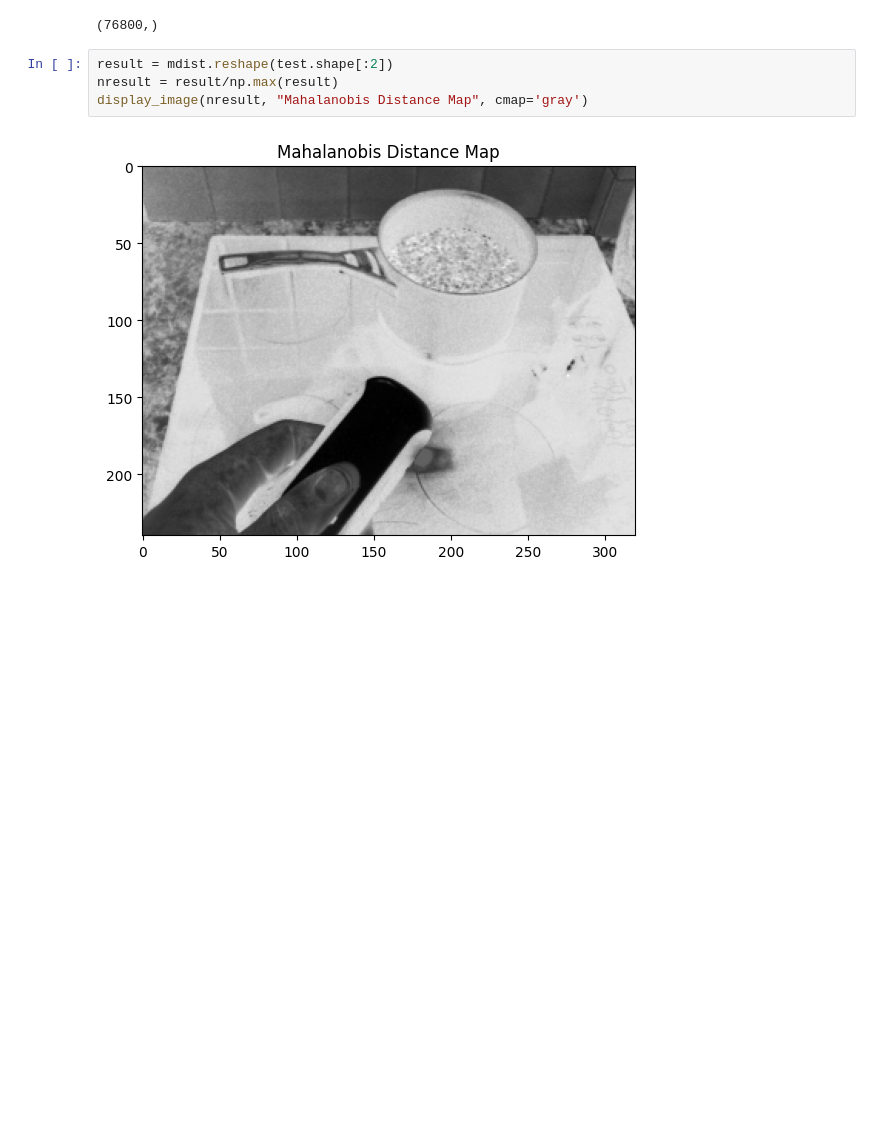
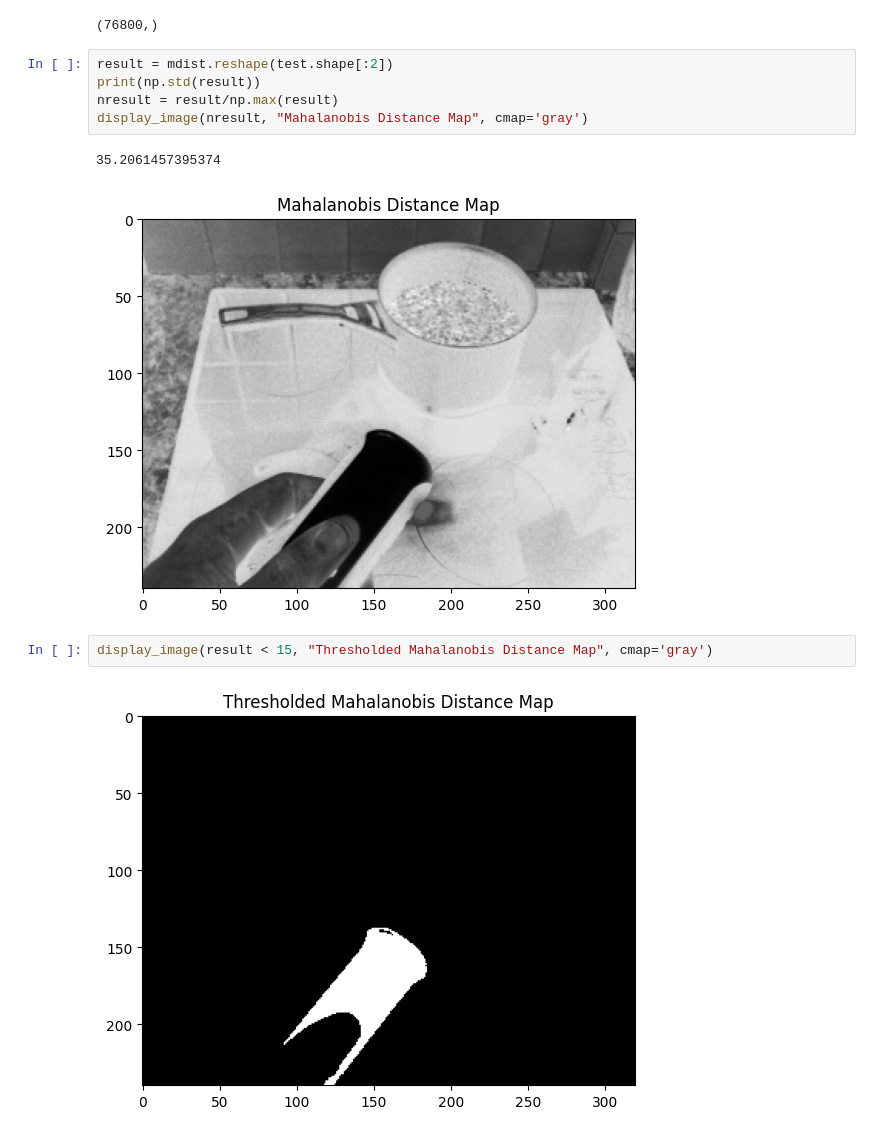
Before and after one commit to frankcholula/cvprlab, a Jupyter notebook: cvprlab_python/lab2/l2_pca.ipynb, the cells around one changed output. Cells and saved outputs as stored; diff of their text form; blank space fills up the shorter version.

```diff
--- a/cvprlab_python/lab2/l2_pca.ipynb
+++ b/cvprlab_python/lab2/l2_pca.ipynb
@@ -175,7 +189,13 @@ mdist.shape
 (76800,)
 # %%
 result = mdist.reshape(test.shape[:2])
+print(np.std(result))
 nresult = result/np.max(result)
 display_image(nresult, "Mahalanobis Distance Map", cmap='gray')
 # %% [output]
+35.2061457395374
 [figure]
+# %%
+display_image(result < 15, "Thresholded Mahalanobis Distance Map", cmap='gray')
+# %% [output]
+[figure, added]
```
Also changed, not shown: parts of 19 cells of this notebook.
